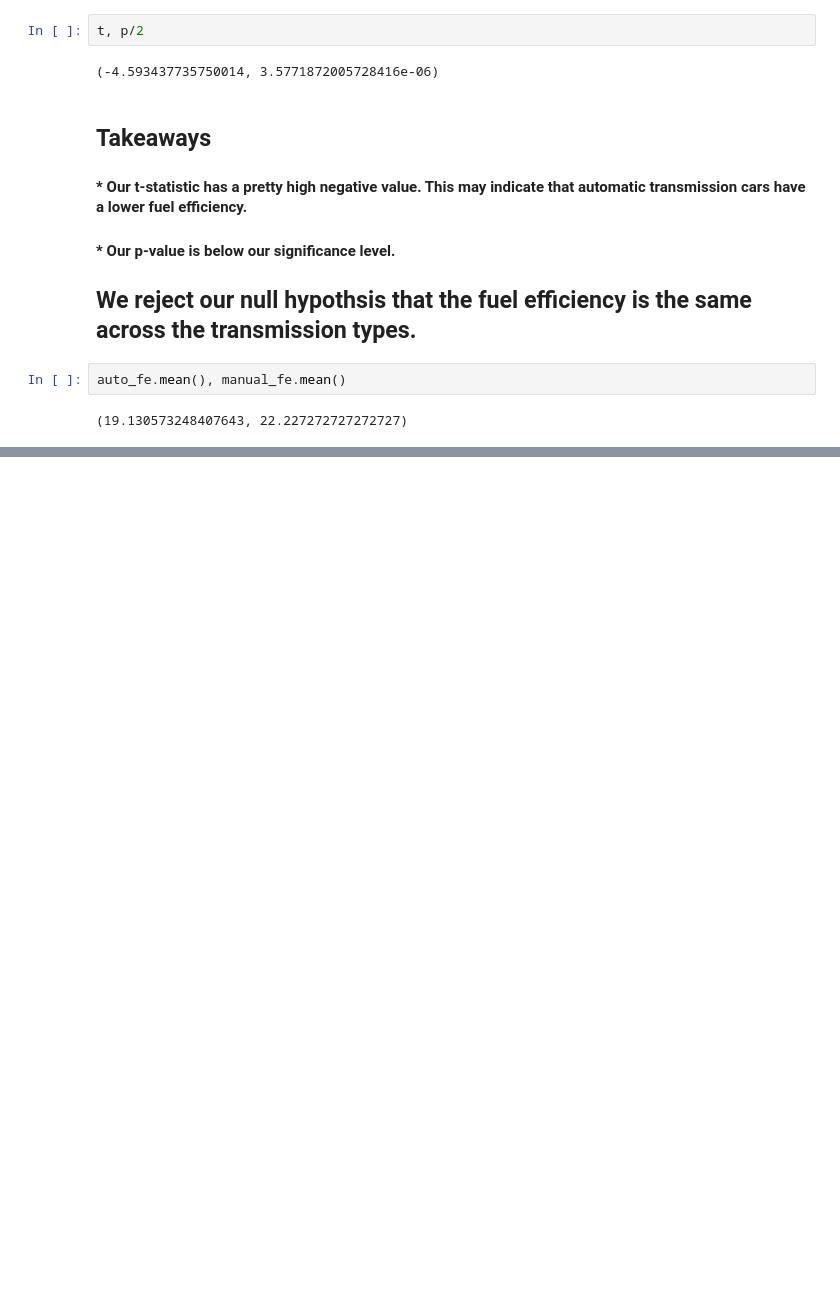
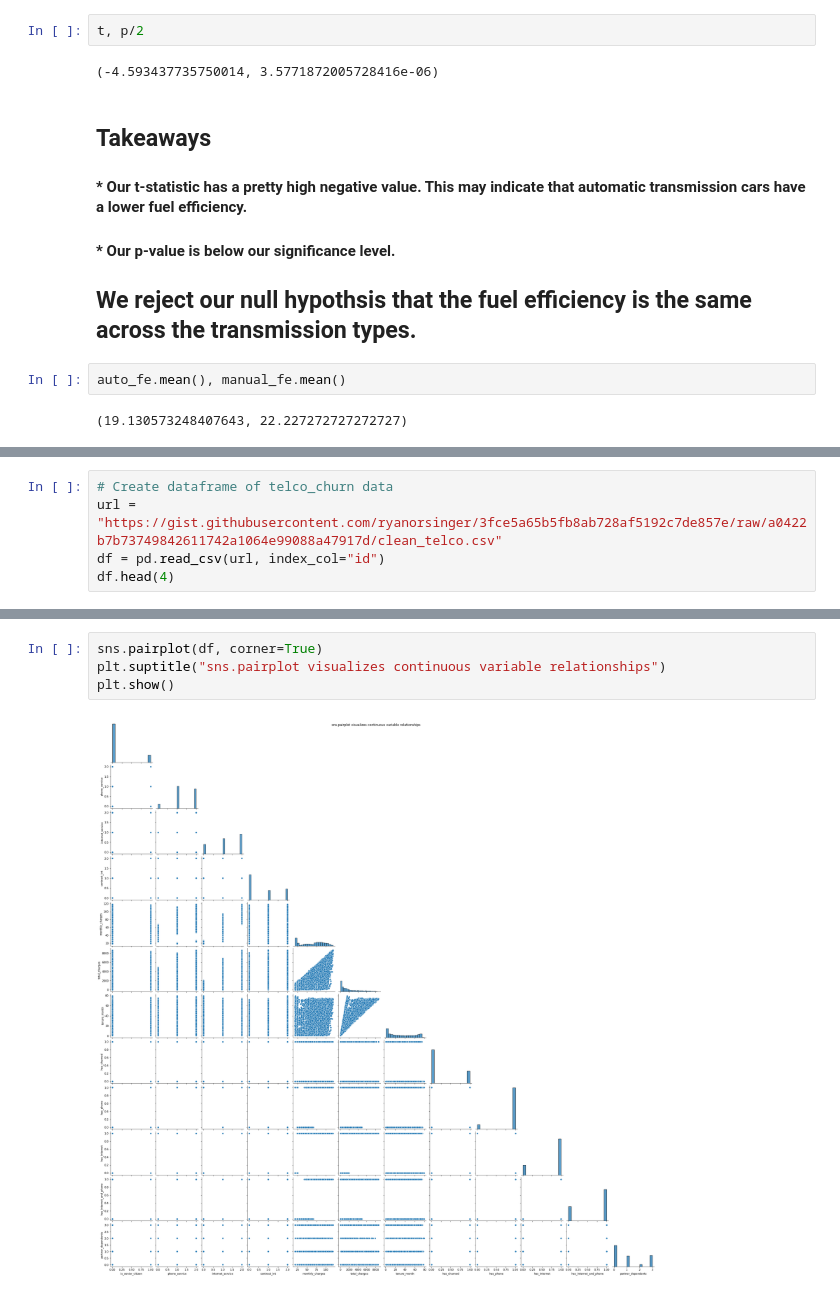
Before and after one commit to brentschriver/statistics-exercises, a Jupyter notebook: hypothesis-testing-revisited.ipynb, the cells around one changed output, grey strips where cells are left out. Drawn from its saved outputs; the diff is of its cells as text; blank space fills up the shorter version.

```diff
--- a/hypothesis-testing-revisited.ipynb
+++ b/hypothesis-testing-revisited.ipynb
@@ -356,0 +364,5 @@ auto_fe.mean(), manual_fe.mean()
+# %%
+# Create dataframe of telco_churn data
+url = "https://gist.githubusercontent.com/ryanorsinger/3fce5a65b5fb8ab728af5192c7de857e/raw/a0422b7b73749842611742a1064e99088a47917d/clean_telco.csv"
+df = pd.read_csv(url, index_col="id")
+df.head(4)
@@ -356,0 +463,6 @@ auto_fe.mean(), manual_fe.mean()
+# %%
+sns.pairplot(df, corner=True)
+plt.suptitle("sns.pairplot visualizes continuous variable relationships")
+plt.show()
+# %% [output]
+[figure, added]
```
Also changed, not shown: parts of 55 cells of this notebook.
